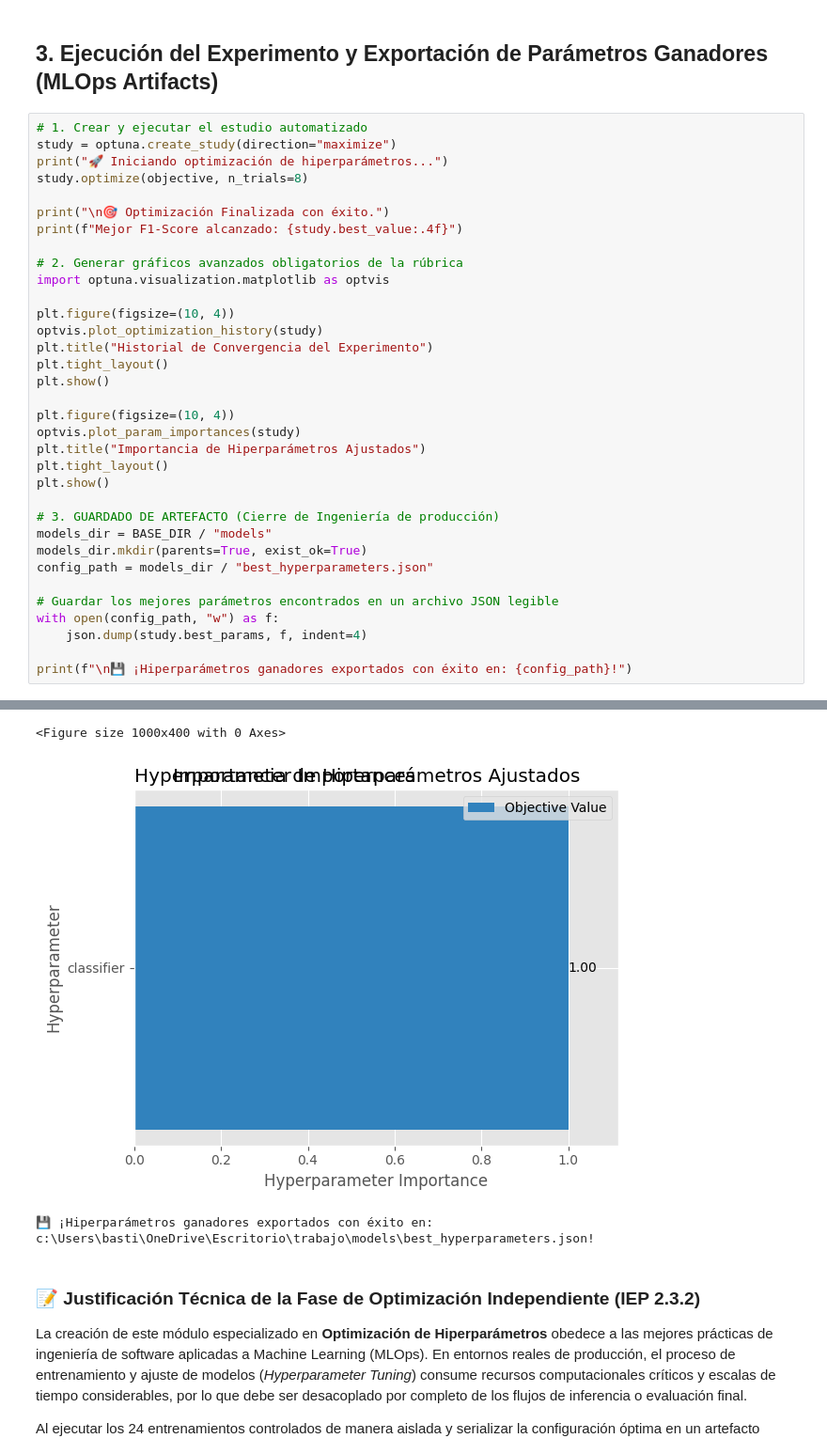
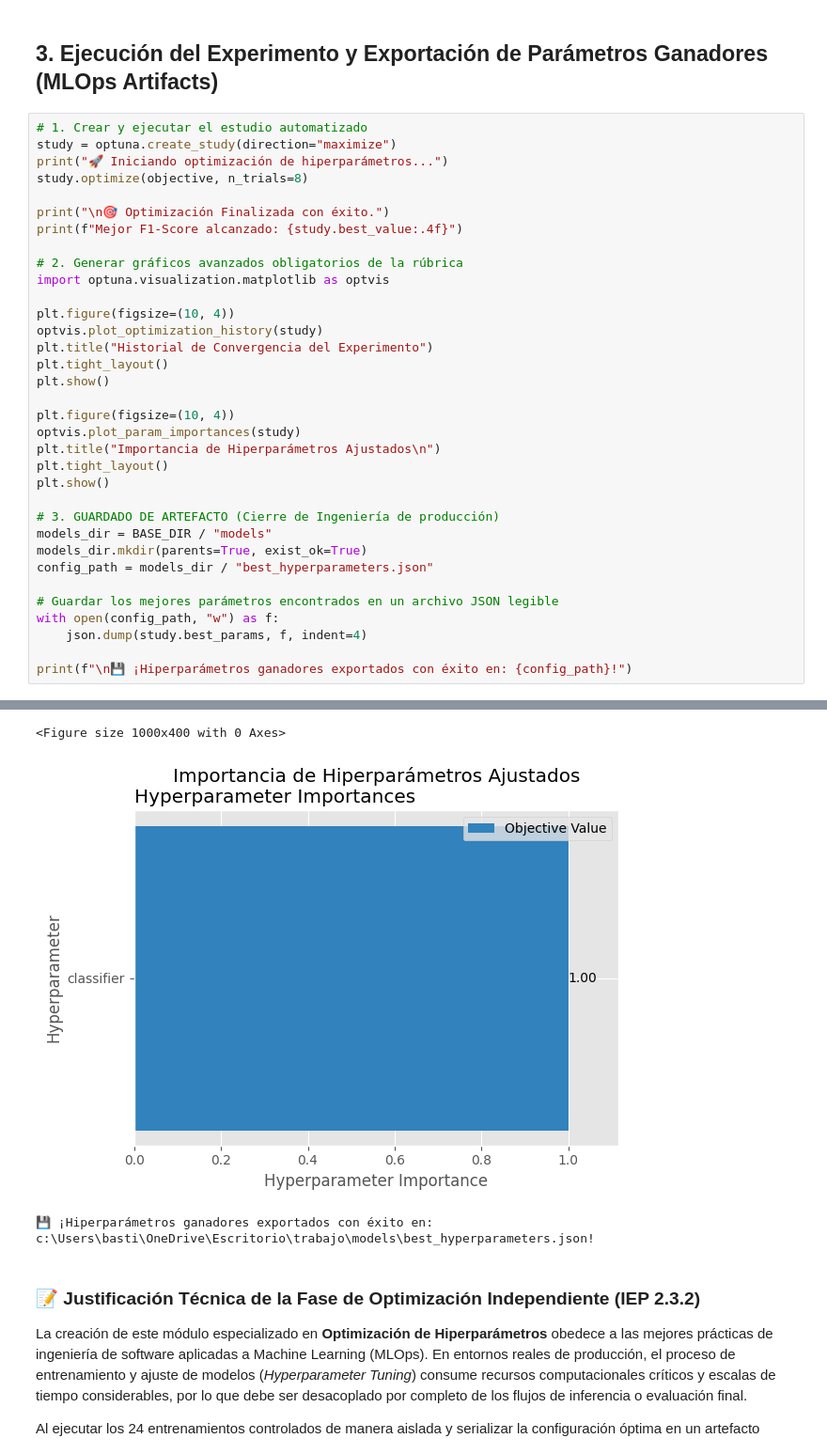
Before and after one commit to Lucem-nacho/Proyecto_semestral_PCD, a Jupyter notebook: notebooks/04_hyperparameter_optimization.ipynb, the cells around one changed output, grey strips where cells are left out. Shown at 94% size. Cells and saved outputs as stored; diff of their text form.

```diff
--- a/notebooks/04_hyperparameter_optimization.ipynb
+++ b/notebooks/04_hyperparameter_optimization.ipynb
@@ -123,7 +123,7 @@ plt.show()
 
 plt.figure(figsize=(10, 4))
 optvis.plot_param_importances(study)
-plt.title("Importancia de Hiperparámetros Ajustados")
+plt.title("Importancia de Hiperparámetros Ajustados\n")
 plt.tight_layout()
 plt.show()
 
@@ -147,5 +147,5 @@ Mejor F1-Score alcanzado: 0.5983
 <Figure size 1000x400 with 0 Axes>
-[figure, old version]
+[figure, new version]
 💾 ¡Hiperparámetros ganadores exportados con éxito en: c:\Users\basti\OneDrive\Escritorio\trabajo\models\best_hyperparameters.json!
 # %% [markdown]
 ### 📝 Justificación Técnica de la Fase de Optimización Independiente (IEP 2.3.2)
```
Also changed, not shown: parts of 2 cells of this notebook.
